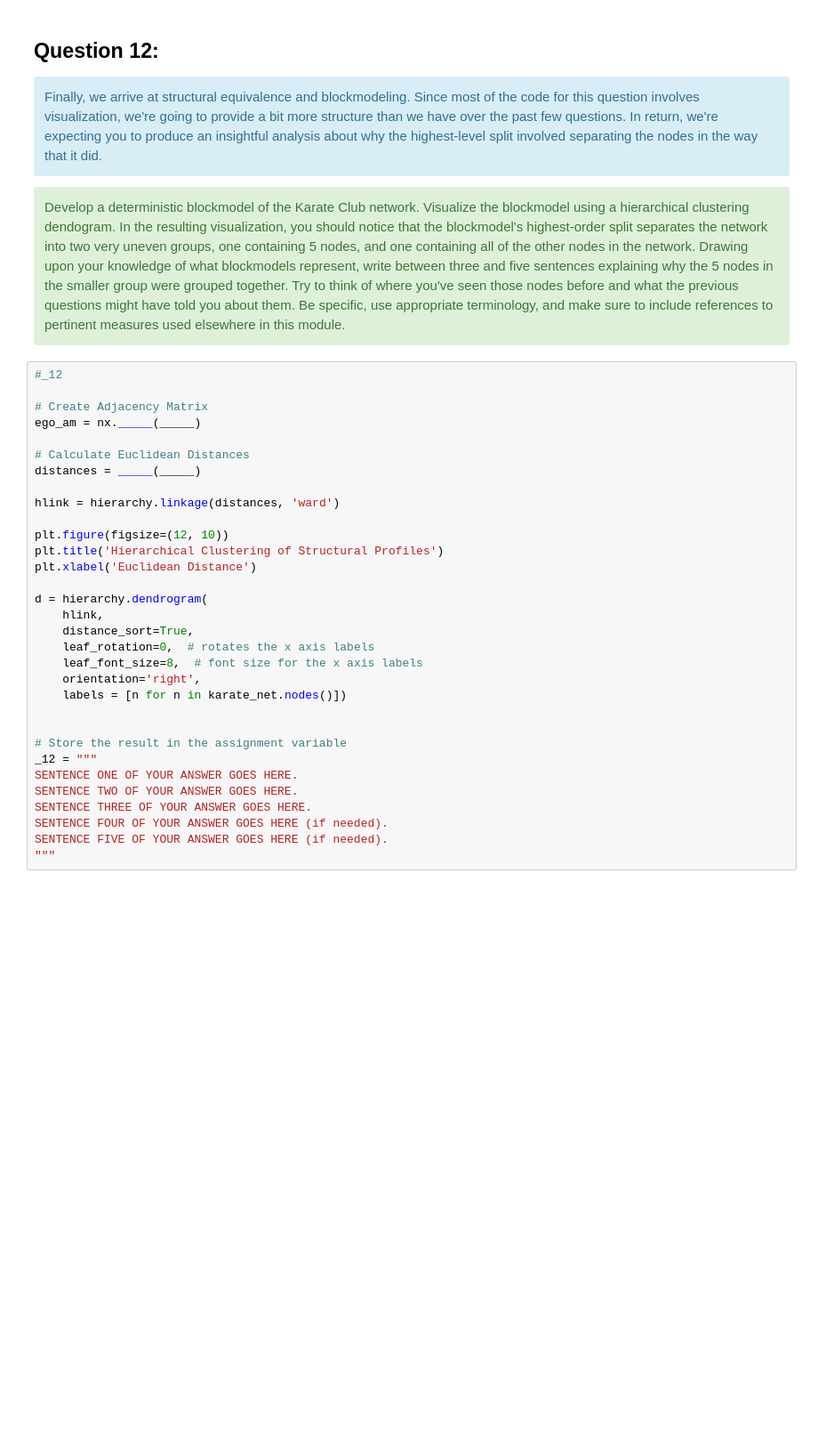
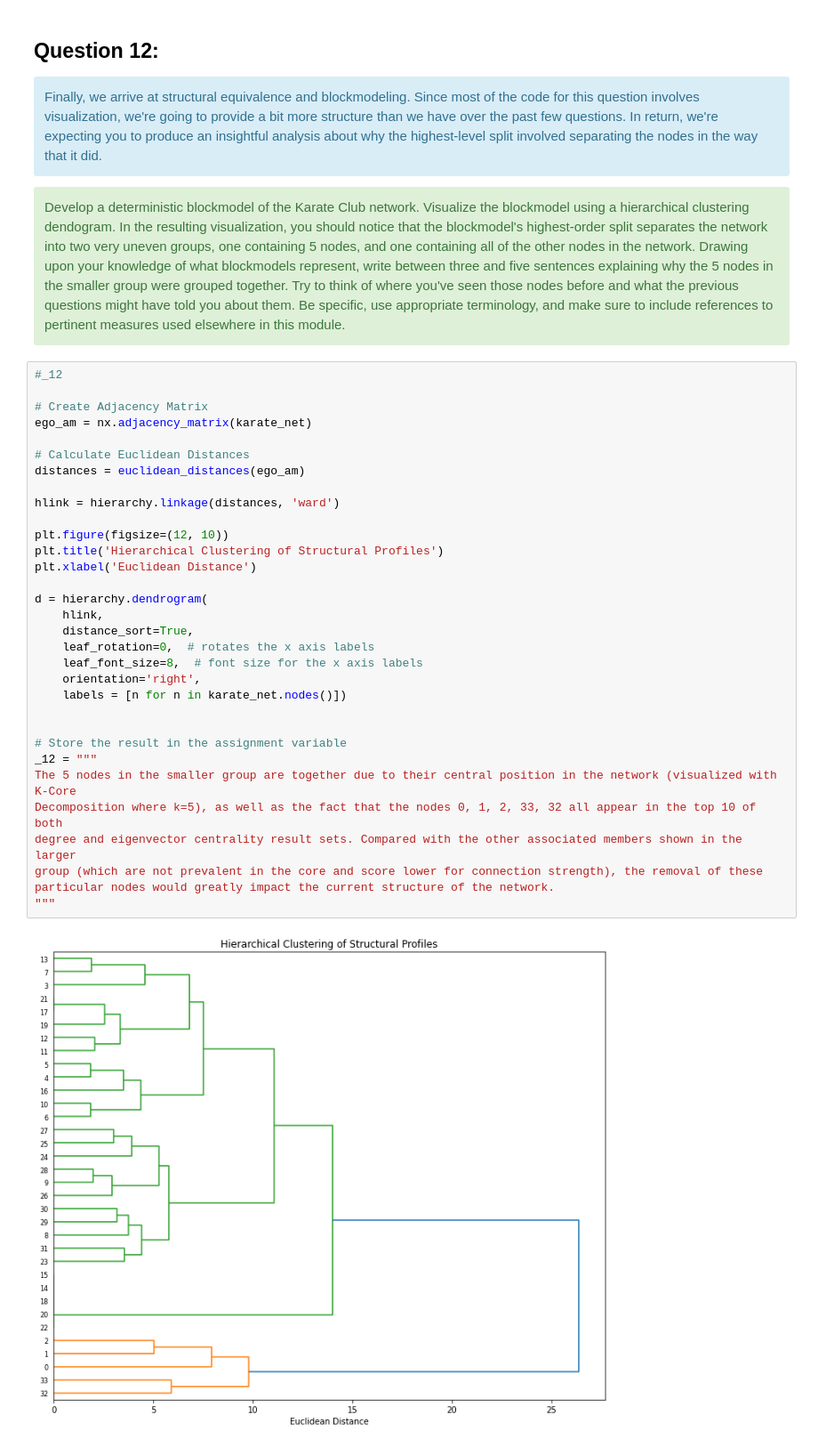
Before and after one commit to vishaalsc/Comp-Soc-Sci, a Jupyter notebook: DCSS/MODULE08/MODULE08_UNDERGRADUATE.ipynb, the cells around one changed output. Shown at 89% size. Cells and saved outputs as stored; diff of their text form; blank space fills up the shorter version.

```diff
--- a/DCSS/MODULE08/MODULE08_UNDERGRADUATE.ipynb
+++ b/DCSS/MODULE08/MODULE08_UNDERGRADUATE.ipynb
@@ -463,35 +477,37 @@ Develop a deterministic blockmodel of the Karate Club network. Visualize the blo
 # %%
 #_12
 
 # Create Adjacency Matrix
-ego_am = nx._____(_____)
+ego_am = nx.adjacency_matrix(karate_net)
 
 # Calculate Euclidean Distances
-distances = _____(_____)
+distances = euclidean_distances(ego_am)
 
 hlink = hierarchy.linkage(distances, 'ward')
 
 plt.figure(figsize=(12, 10))
 plt.title('Hierarchical Clustering of Structural Profiles')
 plt.xlabel('Euclidean Distance')
 
 d = hierarchy.dendrogram(
     hlink,
     distance_sort=True,
     leaf_rotation=0,  # rotates the x axis labels
     leaf_font_size=8,  # font size for the x axis labels
     orientation='right',
     labels = [n for n in karate_net.nodes()])
 
 
 # Store the result in the assignment variable
 _12 = """
-SENTENCE ONE OF YOUR ANSWER GOES HERE.
-SENTENCE TWO OF YOUR ANSWER GOES HERE.
-SENTENCE THREE OF YOUR ANSWER GOES HERE.
-SENTENCE FOUR OF YOUR ANSWER GOES HERE (if needed).
-SENTENCE FIVE OF YOUR ANSWER GOES HERE (if needed).
+The 5 nodes in the smaller group are together due to their central position in the network (visualized with K-Core
+Decomposition where k=5), as well as the fact that the nodes 0, 1, 2, 33, 32 all appear in the top 10 of both
+degree and eigenvector centrality result sets. Compared with the other associated members shown in the larger
+group (which are not prevalent in the core and score lower for connection strength), the removal of these
+particular nodes would greatly impact the current structure of the network.
 """
+# %% [output]
+[figure, added]
 # %%
 ## FINALIZE ASSIGNMENT
 
```
Also changed, not shown: parts of 5 cells of this notebook, 2 other files.
